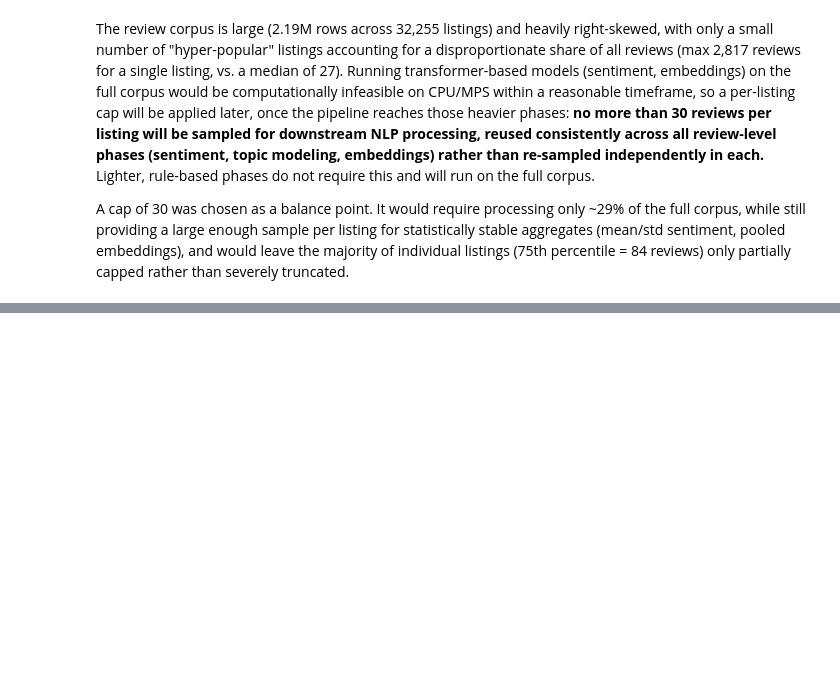
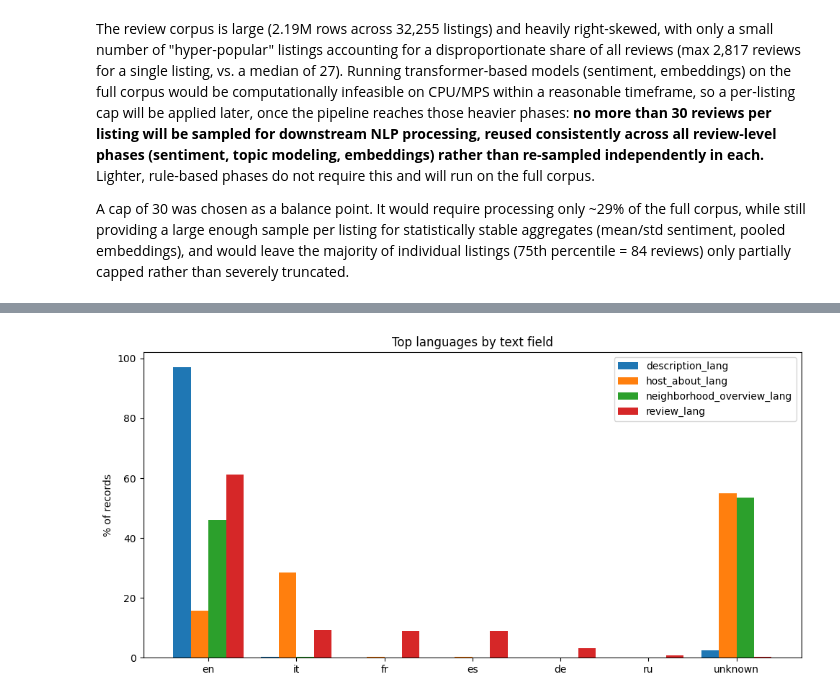
Before and after one commit to pln6/airbnb-market-segmentation-analysis, a Jupyter notebook: notebooks/02_feature_engineering.ipynb, the cells around one changed output, grey strips where cells are left out. Cells and saved outputs as stored; diff of their text form; code cells hidden in the pictures; blank space fills up the shorter version.

Commit message:
feat: add missing-text flags and multilingual language detection

```diff
--- a/notebooks/02_feature_engineering.ipynb
+++ b/notebooks/02_feature_engineering.ipynb
@@ -872,0 +879,15 @@ A cap of 30 was chosen as a balance point. It would require processing only ~29%
+# %%
+text_fields = {
+    'name_cleaned': 'has_name',
+    'description_cleaned': 'has_description',
+    'neighborhood_overview_cleaned': 'has_neighborhood_overview',
+    'host_about_cleaned': 'has_host_about'
+}
+
+for col, flag_name in text_fields.items():
+    listings_clean[flag_name] = (listings_clean[col] != 'unknown').astype(int)
+
+reviews_clean['is_substantive_review'] = (reviews_clean['comments_clean'] != 'unknown').astype(int)
+
+display(listings_clean[list(text_fields.values())].mean().mul(100).round(1))
+print(f"\nSubstantive reviews: {reviews_clean['is_substantive_review'].mean()*100:.1f}%")
@@ -872,0 +981,23 @@ A cap of 30 was chosen as a balance point. It would require processing only ~29%
+# %%
+top_langs = ['en', 'it', 'fr', 'es', 'de', 'ru', 'unknown']
+
+lang_chart_data = lang_summary.reindex(top_langs).fillna(0)
+
+fig, ax = plt.subplots(figsize=(10, 5))
+
+x = np.arange(len(top_langs))
+width = 0.2
+
+for i, col in enumerate(lang_cols.keys()):
+    ax.bar(x + i * width, lang_chart_data[col], width, label=col)
+
+ax.set_xticks(x + width * 1.5)
+ax.set_xticklabels(top_langs)
+ax.set_ylabel('% of records')
+ax.set_title('Top languages by text field')
+ax.legend()
+
+plt.tight_layout()
+plt.show()
+# %% [output]
+[figure, added]
```
Also changed, not shown: parts of 8 cells of this notebook.
